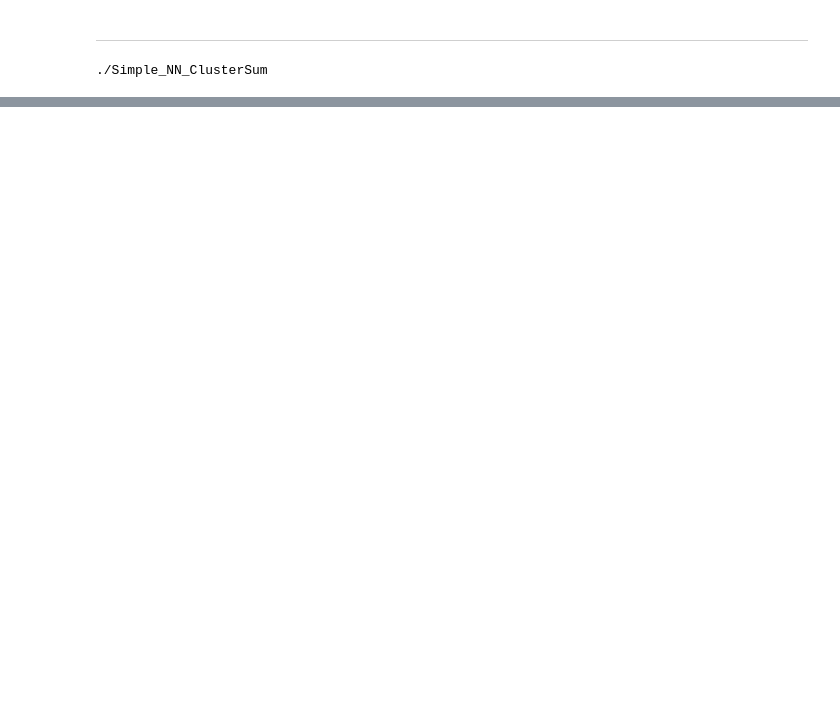
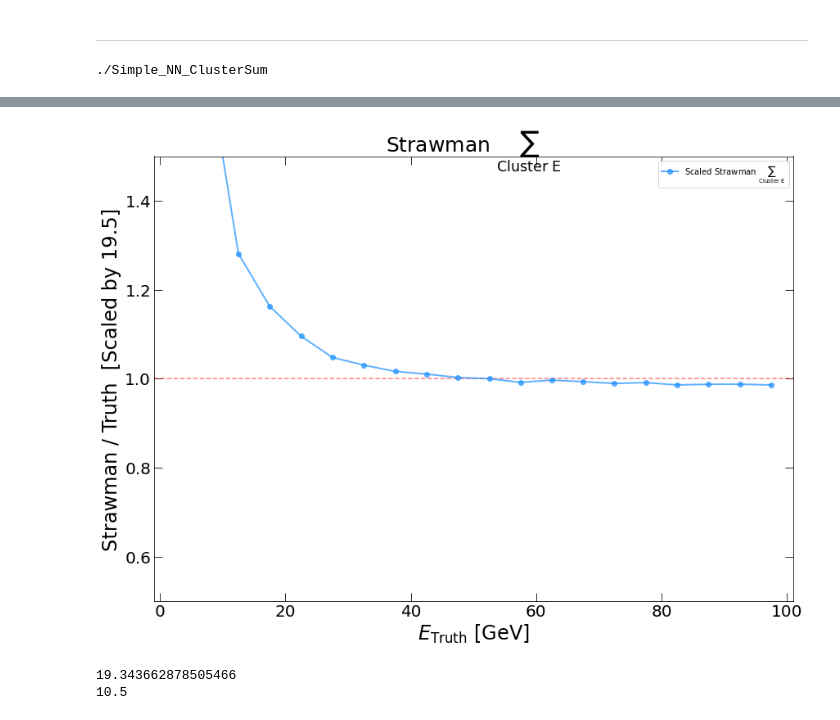
Before and after one commit to eiccodesign/regressiononly, a Jupyter notebook: Cluster_Sum_Regression.ipynb, the cells around one changed output, grey strips where cells are left out. Cells and saved outputs as stored; diff of their text form; code cells hidden in the pictures; blank space fills up the shorter version.

```diff
--- a/Cluster_Sum_Regression.ipynb
+++ b/Cluster_Sum_Regression.ipynb
@@ -437,0 +523,28 @@ print("%i / %i Events"%(len(mask),len(mypreds)),"[{:.3%}]".format( (len(mask)/le
+# %%
+fig=plt.figure(figsize=(14,10))
+plt.title("Strawman $\sum_\mathrm{Cluster\ E}$",fontsize=25)
+plt.ylabel("Strawman / Truth  [Scaled by 19.5]",fontsize=24)
+plt.xlabel("$E_\mathrm{Truth}$ [GeV]",fontsize=24)
+plt.xticks(fontsize=20)
+plt.yticks(fontsize=20)
+plt.tick_params(direction='in',right=True,top=True,length=10)
+plt.axhline(y=1.0, color='r', linestyle='--',alpha=0.5)#plt.ylim(-0.02,0.4)
+plt.ylim(0.5,1.5)
+plt.xlim(-1,101)
+ax = plt.subplot(1,1,1)
+first_bin = 1
+last_bin = N
+scale = strawman_over_truth[int(len(strawman_over_truth)/2)] #Scale to mid point, what NN should learn
+plt.errorbar(avg_truth[first_bin:last_bin],strawman_over_truth[first_bin:last_bin]/scale,
+             linestyle="-",linewidth=2.0,capsize=4,capthick=1.2,elinewidth=1.2,ecolor='black',
+             marker="o",color='dodgerblue',alpha=0.7,label="Scaled Strawman $\sum_\mathrm{Cluster\ E}$")
+plt.legend()
+plt.savefig("%s/scale_plot.pdf"%(path))
+# %% [output]
+[figure, added]
+# %%
+print(strawman_over_truth[int(len(strawman_over_truth)/2)])
+print(len(strawman_over_truth)/2)
+# %% [output]
+19.343662878505466
+10.5
```
Also changed, not shown: parts of 19 cells of this notebook.
